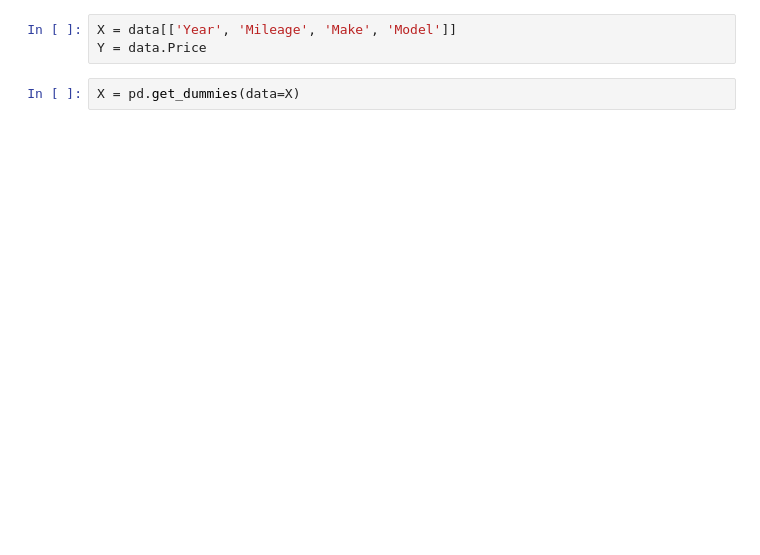
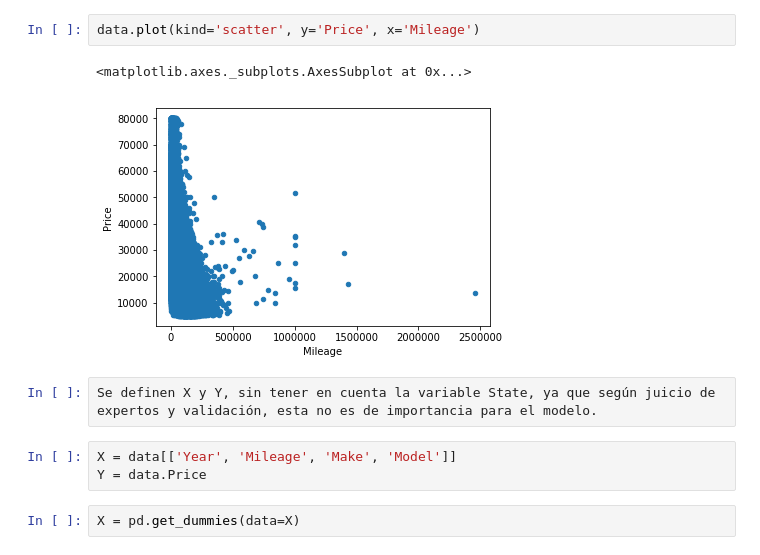
Before and after one commit to jemmitae/Machine-Learning, a Jupyter notebook: Forest.ipynb, the cells around one changed output. Cells and saved outputs as stored; diff of their text form; blank space fills up the shorter version.

```diff
--- a/Forest.ipynb
+++ b/Forest.ipynb
@@ -5,3 +66,10 @@ data = pd.read_csv('https://github.com/fermarin/MachineLearningClass/raw/master/
+# %%
+data.plot(kind='scatter', y='Price', x='Mileage')
+# %% [output]
+<matplotlib.axes._subplots.AxesSubplot at 0x...>
+[figure, added]
+# %%
+Se definen X y Y, sin tener en cuenta la variable State, ya que según juicio de expertos y validación, esta no es de importancia para el modelo.
 # %%
 X = data[['Year', 'Mileage', 'Make', 'Model']]
 Y = data.Price
```
Also changed, not shown: parts of 30 cells of this notebook.
